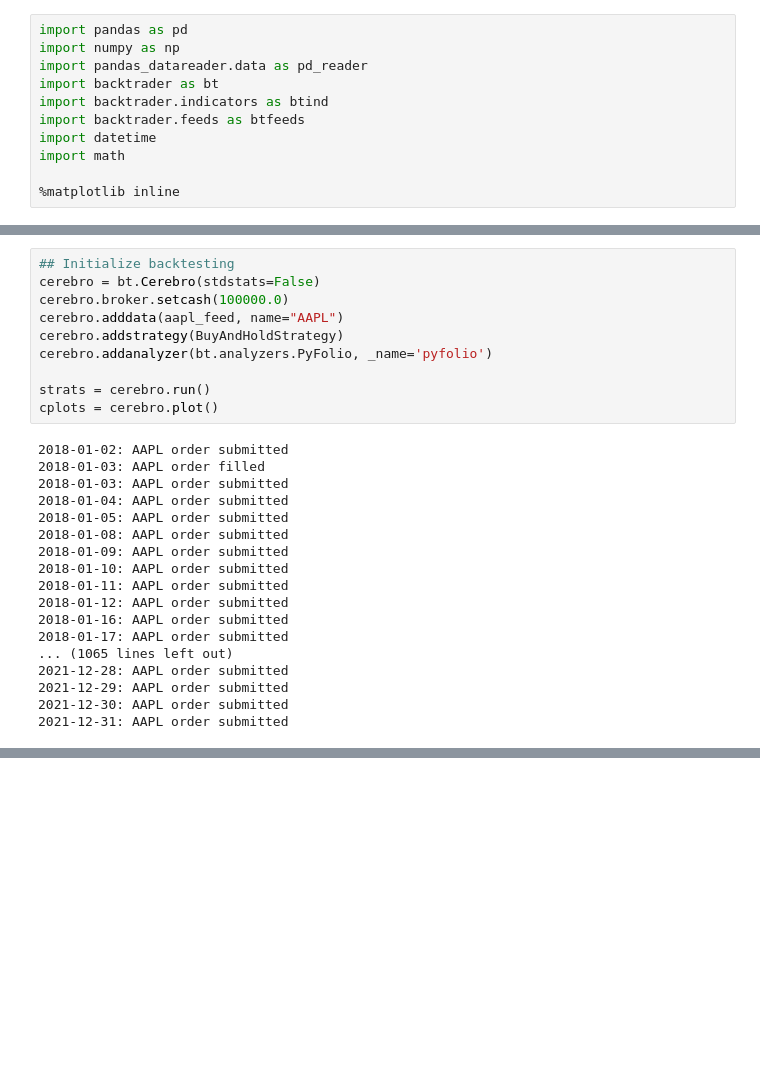
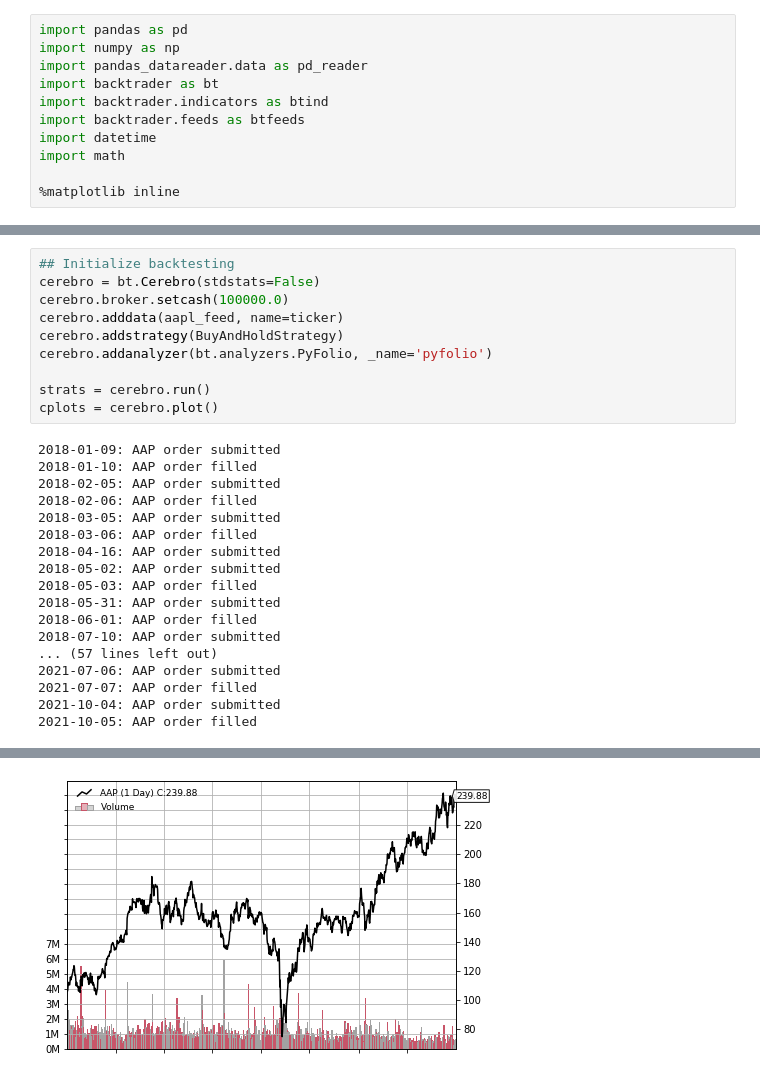
Before and after one commit to ShawnPP/MTH9897_InsiderTrade, a Jupyter notebook: backtrader_backtesting.ipynb, the cells around one changed output, grey strips where cells are left out. Cells and saved outputs as stored; diff of their text form; blank space fills up the shorter version.

```diff
--- a/backtrader_backtesting.ipynb
+++ b/backtrader_backtesting.ipynb
@@ -57,33 +62,34 @@ class BuyAndHoldStrategy(bt.Strategy):
 # %%
 ## Initialize backtesting
 cerebro = bt.Cerebro(stdstats=False)
 cerebro.broker.setcash(100000.0)
-cerebro.adddata(aapl_feed, name="AAPL")
+cerebro.adddata(aapl_feed, name=ticker)
 cerebro.addstrategy(BuyAndHoldStrategy)
 cerebro.addanalyzer(bt.analyzers.PyFolio, _name='pyfolio')
 
 strats = cerebro.run()
 cplots = cerebro.plot()
 # %% [output]
-2018-01-02: AAPL order submitted
-2018-01-03: AAPL order filled
-2018-01-03: AAPL order submitted
-2018-01-04: AAPL order submitted
-2018-01-05: AAPL order submitted
-2018-01-08: AAPL order submitted
-2018-01-09: AAPL order submitted
-2018-01-10: AAPL order submitted
-2018-01-11: AAPL order submitted
-2018-01-12: AAPL order submitted
-2018-01-16: AAPL order submitted
-2018-01-17: AAPL order submitted
-... (1065 lines left out)
-2021-12-28: AAPL order submitted
-2021-12-29: AAPL order submitted
-2021-12-30: AAPL order submitted
-2021-12-31: AAPL order submitted
+2018-01-09: AAP order submitted
+2018-01-10: AAP order filled
+2018-02-05: AAP order submitted
+2018-02-06: AAP order filled
+2018-03-05: AAP order submitted
+2018-03-06: AAP order filled
+2018-04-16: AAP order submitted
+2018-05-02: AAP order submitted
+2018-05-03: AAP order filled
+2018-05-31: AAP order submitted
+2018-06-01: AAP order filled
+2018-07-10: AAP order submitted
+... (57 lines left out)
+2021-07-06: AAP order submitted
+2021-07-07: AAP order filled
+2021-10-04: AAP order submitted
+2021-10-05: AAP order filled
 [interactive output not drawn]
 [interactive output not drawn]
+[figure, added]
 # %%
 %matplotlib inline
 import pyfolio as pf
```
Also changed, not shown: parts of 3 cells of this notebook, 3 other files.
